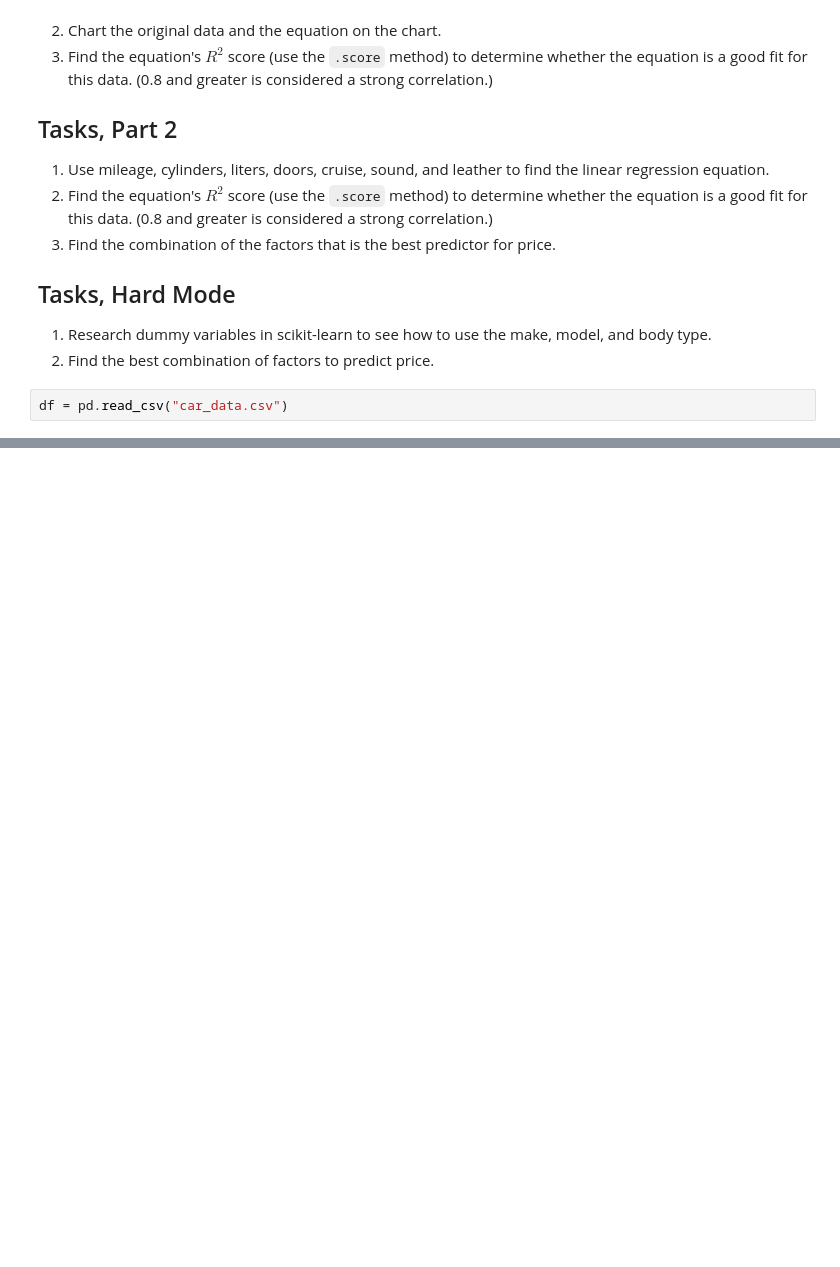
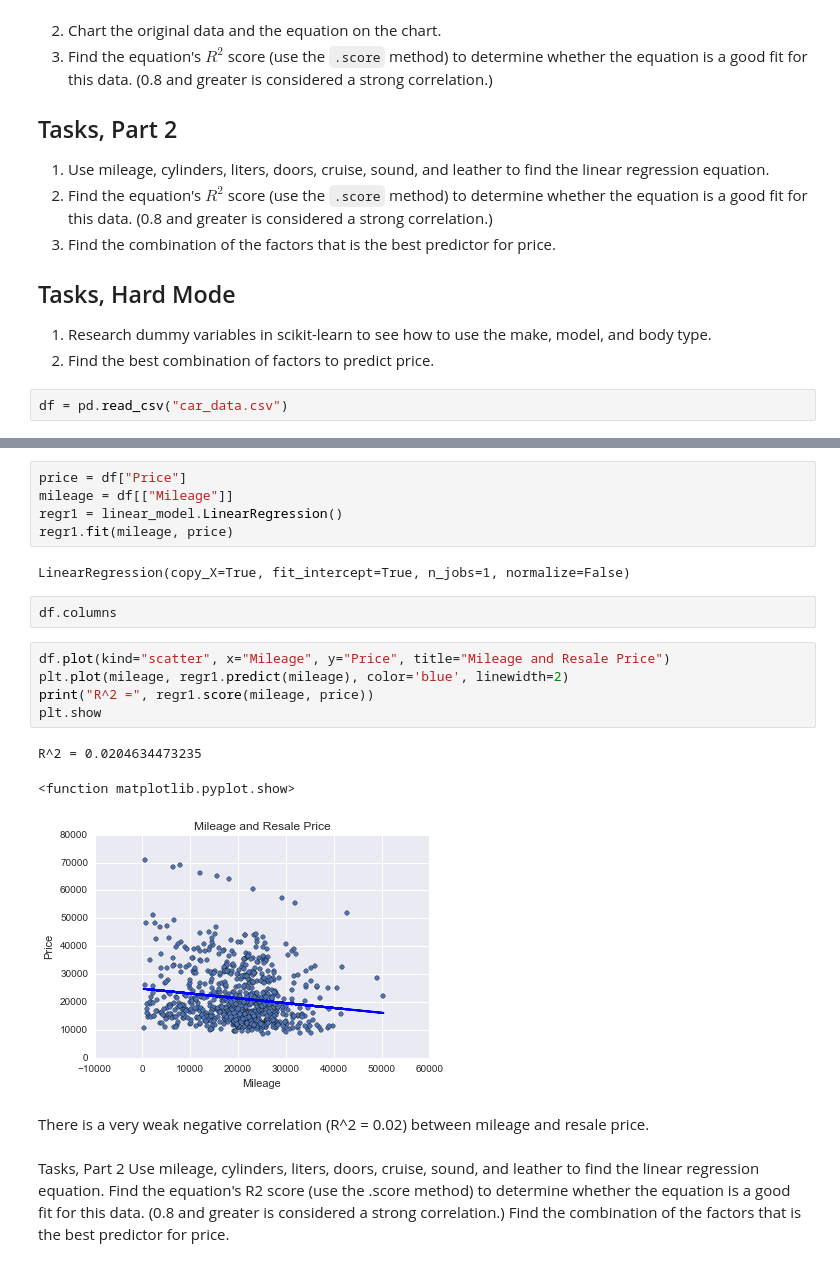
Before and after one commit to tiy-gvl-python-2015-09/linear-regression, a Jupyter notebook: How Much is Your Car Worth.ipynb, the cells around one changed output, grey strips where cells are left out. Drawn from its saved outputs; the diff is of its cells as text; blank space fills up the shorter version.

```diff
--- a/How Much is Your Car Worth.ipynb
+++ b/How Much is Your Car Worth.ipynb
@@ -45,0 +57,25 @@ df = pd.read_csv("car_data.csv")
+# %%
+price = df["Price"]
+mileage = df[["Mileage"]]
+regr1 = linear_model.LinearRegression()
+regr1.fit(mileage, price)
+# %% [output]
+LinearRegression(copy_X=True, fit_intercept=True, n_jobs=1, normalize=False)
+# %% [raw]
+df.columns
+# %%
+df.plot(kind="scatter", x="Mileage", y="Price", title="Mileage and Resale Price")
+plt.plot(mileage, regr1.predict(mileage), color='blue', linewidth=2)
+print("R^2 =", regr1.score(mileage, price))
+plt.show
+# %% [output]
+R^2 = 0.0204634473235
+<function matplotlib.pyplot.show>
+[figure, added]
+# %% [markdown]
+There is a very weak negative correlation (R^2 = 0.02) between mileage and resale price.
+# %% [markdown]
+Tasks, Part 2
+Use mileage, cylinders, liters, doors, cruise, sound, and leather to find the linear regression equation.
+Find the equation's R2 score (use the .score method) to determine whether the equation is a good fit for this data. (0.8 and greater is considered a strong correlation.)
+Find the combination of the factors that is the best predictor for price.
```
Also changed, not shown: parts of 2 cells of this notebook, 1 other file.
